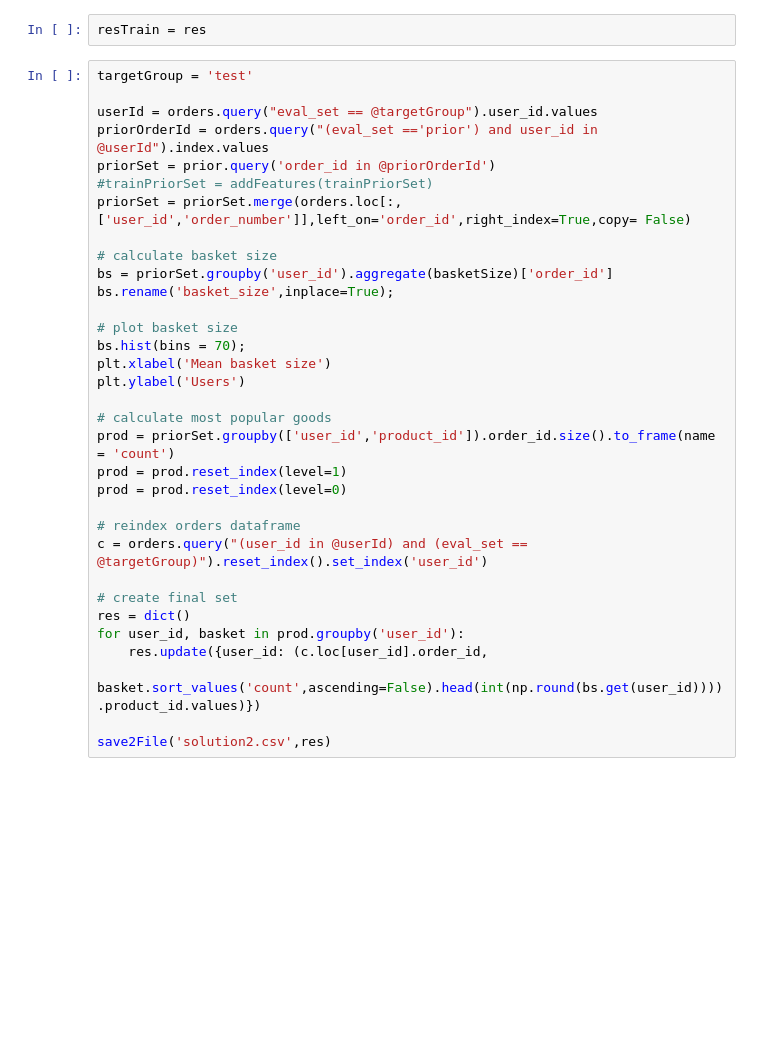
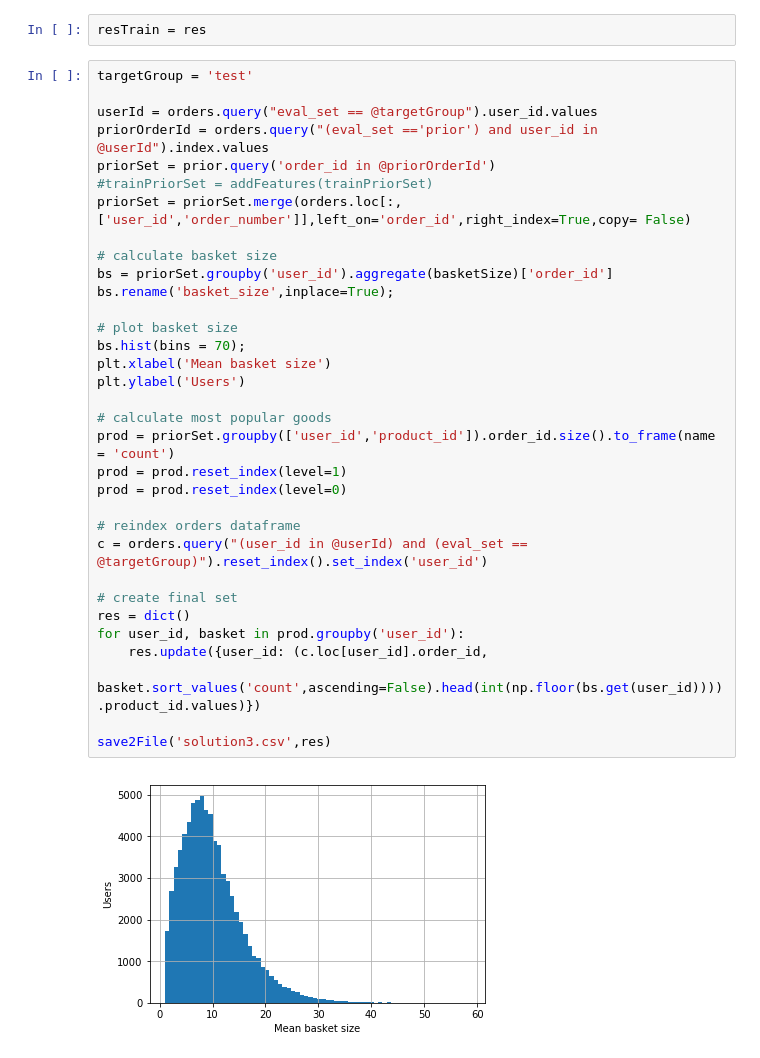
Before and after one commit to PhySci/instacart, a Jupyter notebook: First look.ipynb, the cells around one changed output. Cells and saved outputs as stored; diff of their text form; blank space fills up the shorter version.

```diff
--- a/First look.ipynb
+++ b/First look.ipynb
@@ -142,33 +142,35 @@ resTrain = res
 targetGroup = 'test'
 
 userId = orders.query("eval_set == @targetGroup").user_id.values
 priorOrderId = orders.query("(eval_set =='prior') and user_id in @userId").index.values
 priorSet = prior.query('order_id in @priorOrderId')
 #trainPriorSet = addFeatures(trainPriorSet)
 priorSet = priorSet.merge(orders.loc[:,['user_id','order_number']],left_on='order_id',right_index=True,copy= False)
 
 # calculate basket size
 bs = priorSet.groupby('user_id').aggregate(basketSize)['order_id']
 bs.rename('basket_size',inplace=True);
 
 # plot basket size
 bs.hist(bins = 70);
 plt.xlabel('Mean basket size')
 plt.ylabel('Users')
 
 # calculate most popular goods
 prod = priorSet.groupby(['user_id','product_id']).order_id.size().to_frame(name = 'count')
 prod = prod.reset_index(level=1)
 prod = prod.reset_index(level=0)
 
 # reindex orders dataframe
 c = orders.query("(user_id in @userId) and (eval_set == @targetGroup)").reset_index().set_index('user_id')
 
 # create final set
 res = dict()
 for user_id, basket in prod.groupby('user_id'):
     res.update({user_id: (c.loc[user_id].order_id,
-                basket.sort_values('count',ascending=False).head(int(np.round(bs.get(user_id)))).product_id.values)})
+                basket.sort_values('count',ascending=False).head(int(np.floor(bs.get(user_id)))).product_id.values)})
 
-save2File('solution2.csv',res)
+save2File('solution3.csv',res)
+# %% [output]
+[figure, added]
 # %%
```
Also changed, not shown: parts of 6 cells of this notebook, 2 other files.
